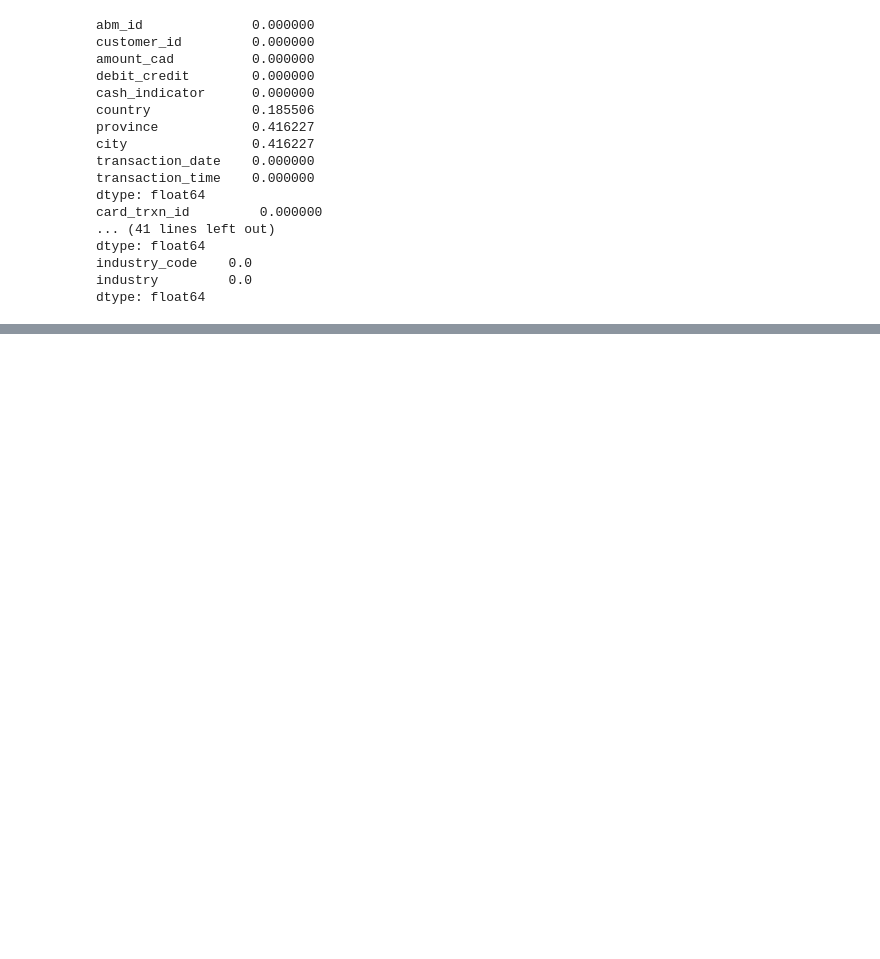
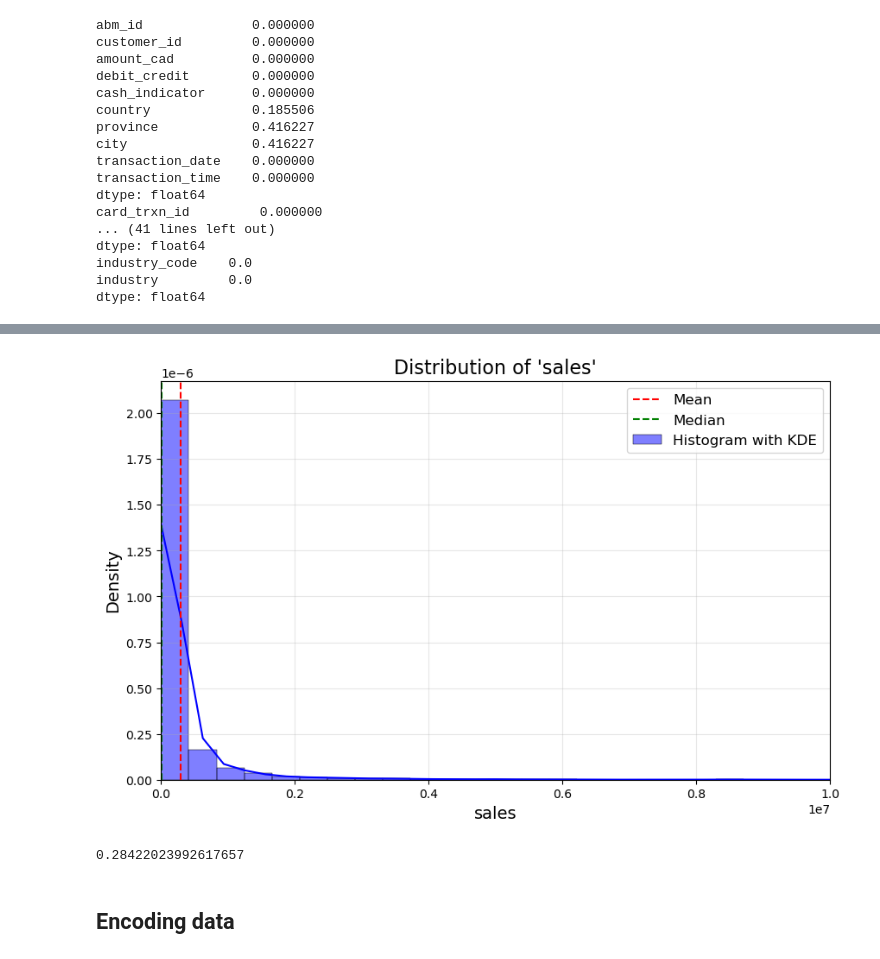
Before and after one commit to QishenChen/IMI_competition, a Jupyter notebook: clean and visualize.ipynb, the cells around one changed output, grey strips where cells are left out. Drawn from its saved outputs; the diff is of its cells as text; code cells hidden in the pictures; blank space fills up the shorter version.

Commit message:
finishing null values fill in and beginning encoding

```diff
--- a/clean and visualize.ipynb
+++ b/clean and visualize.ipynb
@@ -66,10 +67,12 @@ We observed that the count for the null value for the city is relatively small,
 def impute_missing_values(dataset, columns_to_impute):
     # Convert categorical columns to numerical using category codes
     data_for_imputing = dataset.copy()
-    dataset_categorical ={}
+    dataset_categorical_codes ={}
+    dataset_categorical_categories = {}
     for column in columns_to_impute:
-        dataset_categorical[column] = data_for_imputing[column].astype('category').cat
-        dataset[column] =dataset_categorical.codes
+        dataset_categorical_codes[column] = data_for_imputing[column].astype('category').cat.codes
+        dataset_categorical_categories[column] = data_for_imputing[column].astype('category').cat.categories
+        dataset[column] =dataset_categorical_codes[column]
         dataset[column].replace(-1, np.nan, inplace=True)  # Ensure NaN for missing values
 
     # Initialize the kernel for miceforest
@@ -87,7 +90,7 @@ def impute_missing_values(dataset, columns_to_impute):
         # Ensure the column is treated as categorical
         dataset[column] = pd.Categorical.from_codes(
             codes=imputed_data[column].round().astype(int),  # Ensure integer codes
-            categories=dataset_categorical.categories  # Use original categories
+            categories=dataset_categorical_categories[column]  # Use original categories
         )
     return dataset
 
@@ -127,0 +208,5 @@ print(data_abm.head())
+# %%
+
+print(data_kyc_imputed.isnull().sum()/len(data_kyc_imputed))
+data_kyc_imputed = fill_merchant_category_based_on_distribution(data_kyc_imputed, 'industry_code')
+data_kyc_imputed = fill_merchant_category_based_on_distribution(data_kyc_imputed, 'employee_count')
@@ -127,0 +224,24 @@ print(data_abm.head())
+# %%
+import seaborn as sns
+import matplotlib.pyplot as plt
+def plot_column_distribution(dataset, column_name):
+    # Drop null values for analysis
+    column_data = dataset[column_name].dropna()
+
+    # Plot histogram and KDE
+    plt.figure(figsize=(10, 6))
+    sns.histplot(column_data, kde=True, bins=150, color='blue', stat="density", label='Histogram with KDE')
+    plt.axvline(column_data.mean(), color='red', linestyle='dashed', linewidth=1.5, label='Mean')
+    plt.axvline(column_data.median(), color='green', linestyle='dashed', linewidth=1.5, label='Median')
+    plt.title(f"Distribution of '{column_name}'", fontsize=16)
+    plt.xlabel(column_name, fontsize=14)
+    plt.ylabel('Density', fontsize=14)
+    plt.xlim(0, 10000000)  # Set x-axis range to 0-10000
+    plt.legend(fontsize=12)
+    plt.grid(alpha=0.3)
+    plt.show()
+
+# Plot the distribution of the 'merchant_category' column
+plot_column_distribution(data_kyc_imputed, 'sales')
+# %% [output]
+[figure, added]
@@ -127,0 +260,4 @@ print(data_abm.head())
+# %%
+data_kyc_imputed['duration'].isnull().sum()/len(data_kyc_imputed['duration'])
+# %% [output]
+0.28422023992617657
@@ -127,0 +273,2 @@ print(data_abm.head())
+# %% [markdown]
+## Encoding data
```
Also changed, not shown: parts of 25 cells of this notebook, 4 other files.
